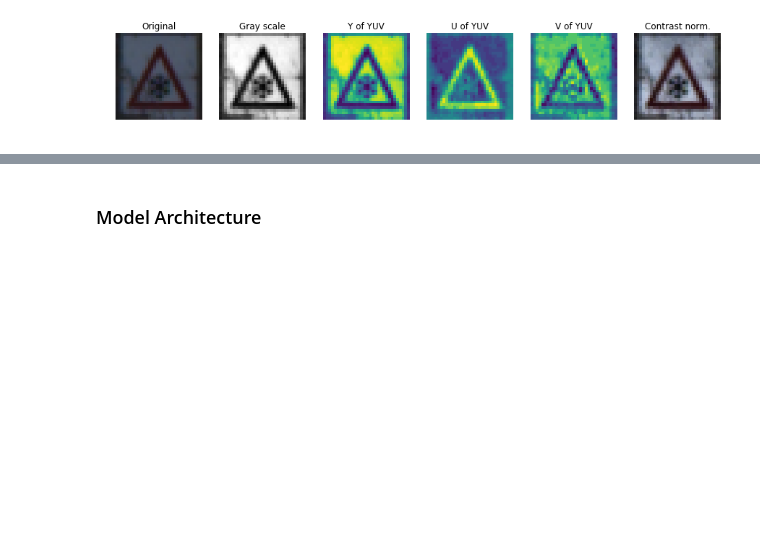
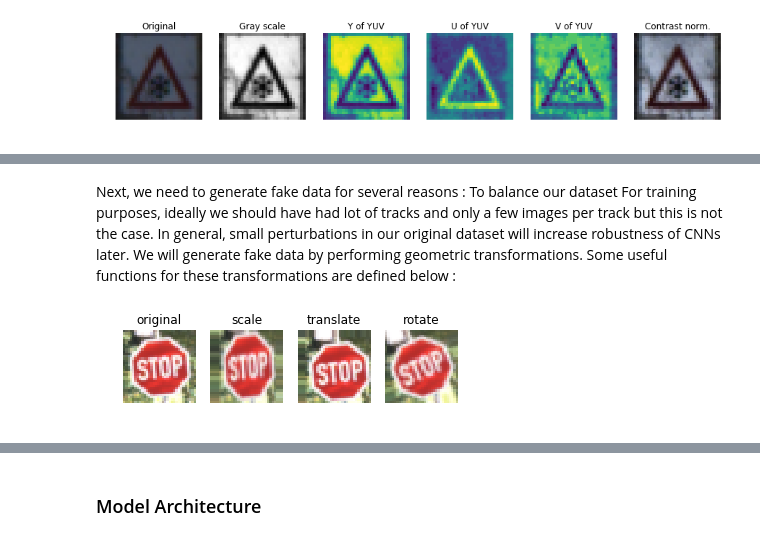
Before and after one commit to Nazanin1369/TrafficSignsClassifier, a Jupyter notebook: Traffic_Sign_Classifier.ipynb, the cells around one changed output, grey strips where cells are left out. Drawn from its saved outputs; the diff is of its cells as text; code cells hidden in the pictures; blank space fills up the shorter version.

```diff
--- a/Traffic_Sign_Classifier.ipynb
+++ b/Traffic_Sign_Classifier.ipynb
@@ -427,0 +447,45 @@ ax[5].set_title('Contrast norm.')
+# %% [markdown]
+Next, we need to generate fake data for several reasons :
+To balance our dataset
+For training purposes, ideally we should have had lot of tracks and only a few images per track but this is not the case.
+In general, small perturbations in our original dataset will increase robustness of CNNs later.
+We will generate fake data by performing geometric transformations. Some useful functions for these transformations are defined below :
+# %%
+def scale(img, x_scale=0.85, y_scale=1.15) :
+    r,c = img.shape[:-1]
+    scaled_img = cv2.resize(img,None,fx=x_scale,fy=y_scale)
+    new_img = cv2.copyMakeBorder(scaled_img,5,5,5,5,cv2.BORDER_REPLICATE)
+    rows,cols = new_img.shape[:-1]
+    r0,c0 = round((rows-r)/2), round((cols-c)/2)
+    return new_img[r0:r0+r, c0:c0+c]
+
+def translate(img, delta_x=2, delta_y=-2):
+    r,c = img.shape[:-1]
+    new_img = cv2.copyMakeBorder(img,5,5,5,5,cv2.BORDER_REPLICATE)
+    rows,cols = new_img.shape[:-1]
+    r0,c0 = round((rows-r)/2)+ delta_y, round((cols-c)/2)- delta_x
+    return new_img[r0:r0+r, c0:c0+c]
+
+def rotate(img, theta=18):
+    r,c = img.shape[:-1]
+    new_img = cv2.copyMakeBorder(img,5,5,5,5,cv2.BORDER_REPLICATE)
+    rows,cols = new_img.shape[:-1]
+    M = cv2.getRotationMatrix2D((cols/2,rows/2), theta, 1)
+    new_img = cv2.warpAffine(new_img,M,(cols,rows))
+    r0,c0 = round((rows-r)/2), round((cols-c)/2)
+    return new_img[r0:r0+r, c0:c0+c]
+
+
+def original(img):
+    return img
+
+img = X_train[img_index[14][200]]
+
+fig, ax = plt.subplots(1,4, figsize=(6,2))
+for i,transform in enumerate([original, scale, translate, rotate]):
+    tr_img = transform(img)
+    ax[i].imshow(tr_img)
+    ax[i].axis('off')
+    ax[i].set_title(transform.__name__)
+# %% [output]
+[figure, added]
```
Also changed, not shown: parts of 24 cells of this notebook, 4 other files.
